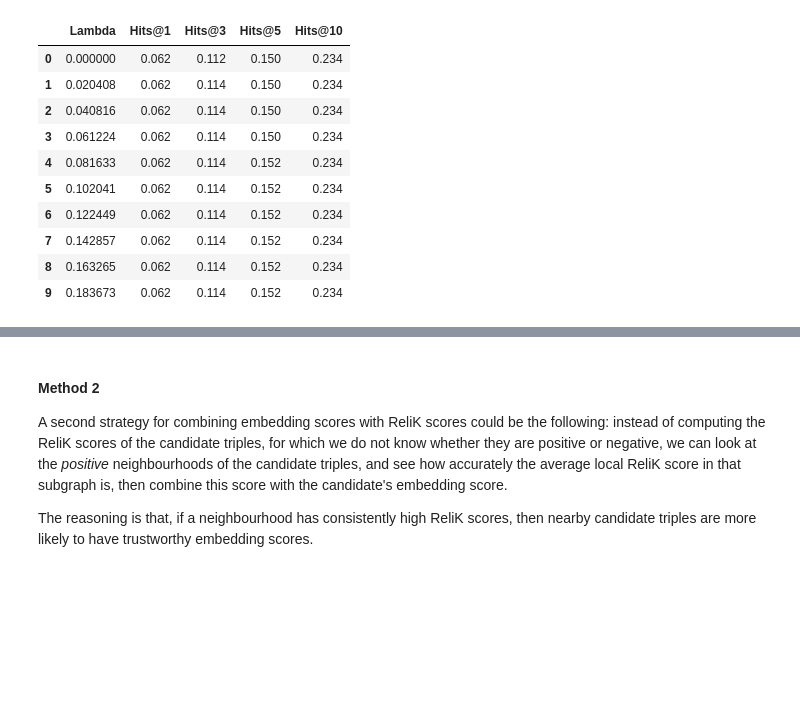
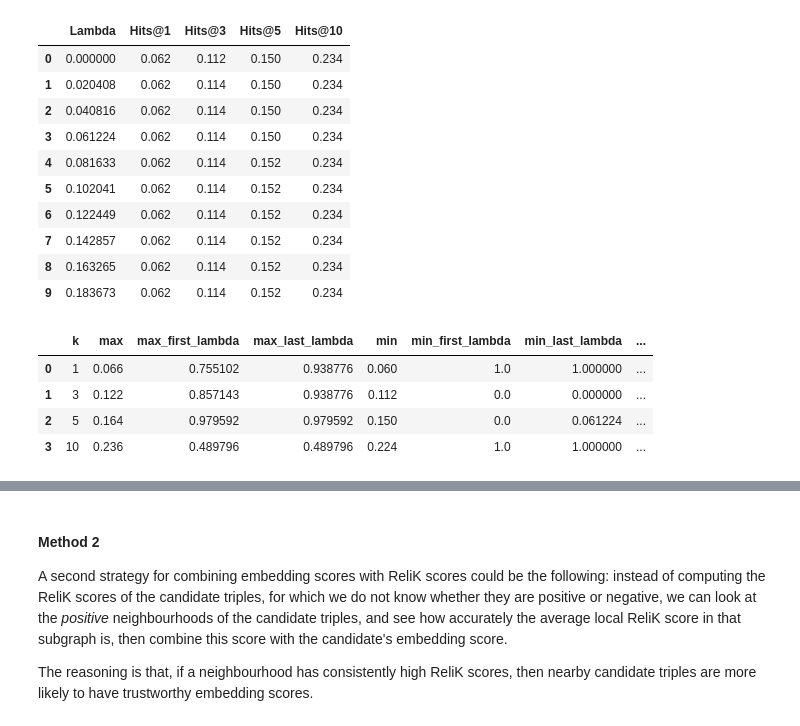
Before and after one commit to gmaurer08/gma-project, a Jupyter notebook: main.ipynb, the cells around one changed output, grey strips where cells are left out. Cells and saved outputs as stored; diff of their text form; code cells hidden in the pictures; blank space fills up the shorter version.

Commit message:
add hits at k results

```diff
--- a/main.ipynb
+++ b/main.ipynb
@@ -317,3 +323,12 @@ hits_at_k_df.head(10)
+# %%
+result_summary = pd.read_csv('results/ComplEx/result_summary_1_both_norm.csv')
+result_summary
+# %% [output]
+|  | k | max | max_first_lambda | max_last_lambda | min | min_first_lambda | min_last_lambda | ... |
+| 0 | 1 | 0.066 | 0.755102 | 0.938776 | 0.060 | 1.0 | 1.000000 | ... |
+| 1 | 3 | 0.122 | 0.857143 | 0.938776 | 0.112 | 0.0 | 0.000000 | ... |
+| 2 | 5 | 0.164 | 0.979592 | 0.979592 | 0.150 | 0.0 | 0.061224 | ... |
+| 3 | 10 | 0.236 | 0.489796 | 0.489796 | 0.224 | 1.0 | 1.000000 | ... |
 # %%
 # Plot hits @ k by Lambda
 sorted_lambdas_1 = hits_at_1.keys()
```
Also changed, not shown: parts of 11 cells of this notebook, 25 other files.
